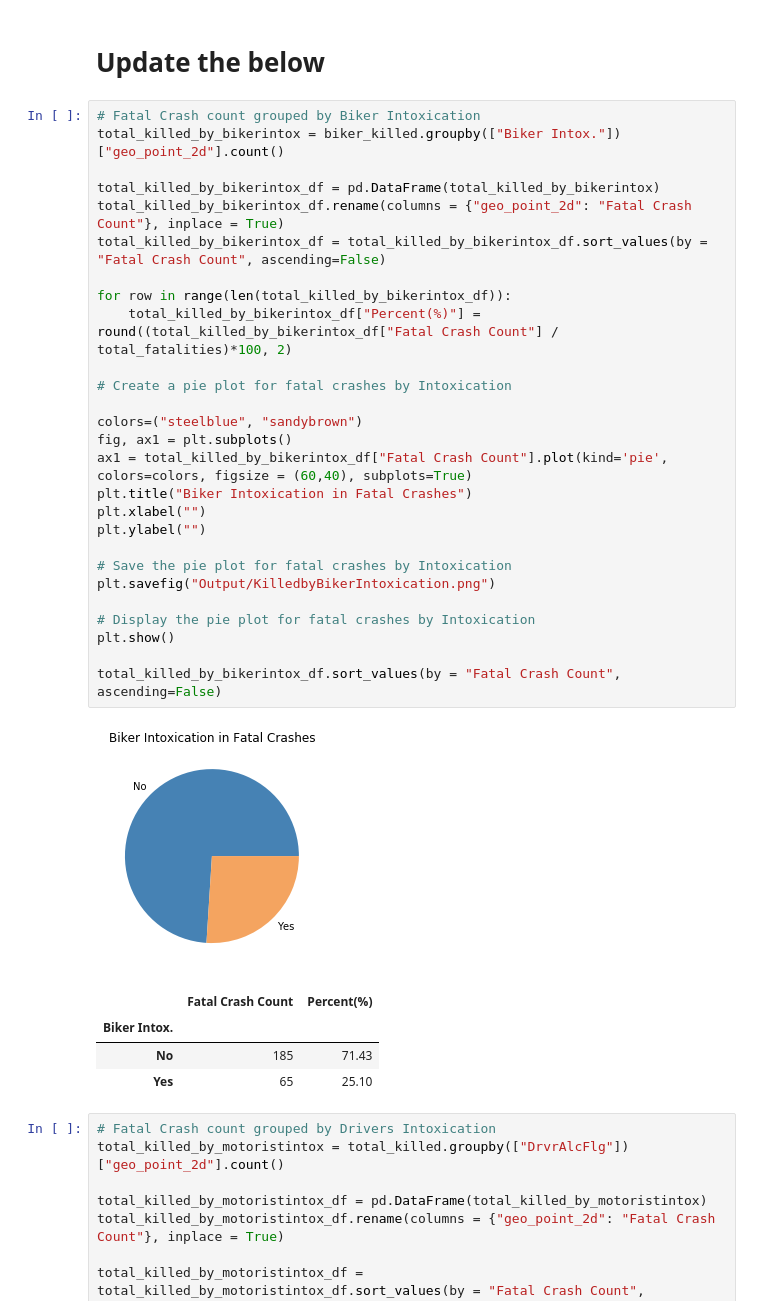
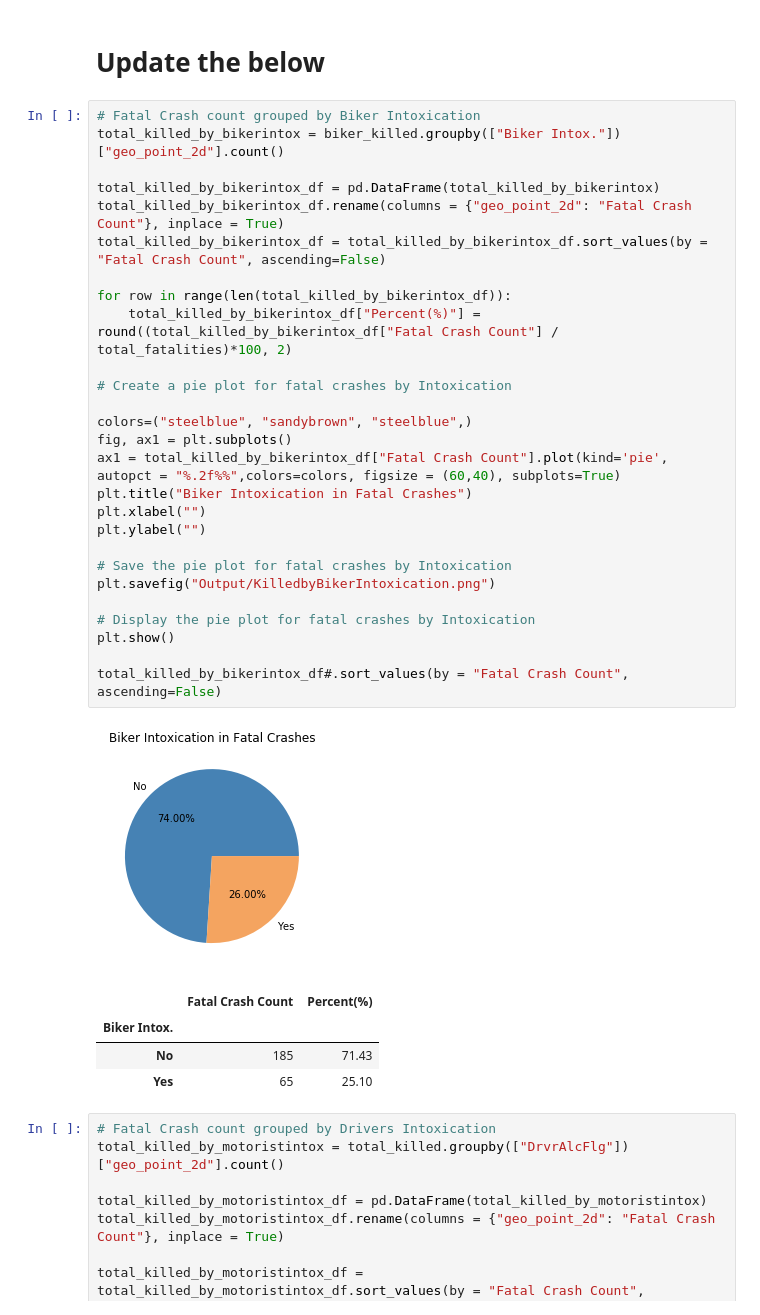
Before and after one commit to waghrayrashi/project-1, a Jupyter notebook: cyclist-analysis.ipynb, the cells around one changed output. Cells and saved outputs as stored; diff of their text form.

```diff
--- a/cyclist-analysis.ipynb
+++ b/cyclist-analysis.ipynb
@@ -954,32 +952,32 @@ top5_total_killed_by_crashtype_df
 # %%
 # Fatal Crash count grouped by Biker Intoxication
 total_killed_by_bikerintox = biker_killed.groupby(["Biker Intox."])["geo_point_2d"].count()
 
 total_killed_by_bikerintox_df = pd.DataFrame(total_killed_by_bikerintox)
 total_killed_by_bikerintox_df.rename(columns = {"geo_point_2d": "Fatal Crash Count"}, inplace = True)
 total_killed_by_bikerintox_df = total_killed_by_bikerintox_df.sort_values(by = "Fatal Crash Count", ascending=False)
 
 for row in range(len(total_killed_by_bikerintox_df)):
     total_killed_by_bikerintox_df["Percent(%)"] = round((total_killed_by_bikerintox_df["Fatal Crash Count"] / total_fatalities)*100, 2)
 
 # Create a pie plot for fatal crashes by Intoxication
 
-colors=("steelblue", "sandybrown")
+colors=("steelblue", "sandybrown", "steelblue",)
 fig, ax1 = plt.subplots()
-ax1 = total_killed_by_bikerintox_df["Fatal Crash Count"].plot(kind='pie', colors=colors, figsize = (60,40), subplots=True)
+ax1 = total_killed_by_bikerintox_df["Fatal Crash Count"].plot(kind='pie', autopct = "%.2f%%",colors=colors, figsize = (60,40), subplots=True)
 plt.title("Biker Intoxication in Fatal Crashes")
 plt.xlabel("")
 plt.ylabel("")
 
 # Save the pie plot for fatal crashes by Intoxication
 plt.savefig("Output/KilledbyBikerIntoxication.png")
 
 # Display the pie plot for fatal crashes by Intoxication
 plt.show()
 
-total_killed_by_bikerintox_df.sort_values(by = "Fatal Crash Count", ascending=False)
+total_killed_by_bikerintox_df#.sort_values(by = "Fatal Crash Count", ascending=False)
 # %% [output]
-[figure, old version]
+[figure, new version]
 |  | Fatal Crash Count | Percent(%) |
 | Biker Intox. |  |  |
 | No | 185 | 71.43 |
```
Also changed, not shown: parts of 2 cells of this notebook, 2 other files.
